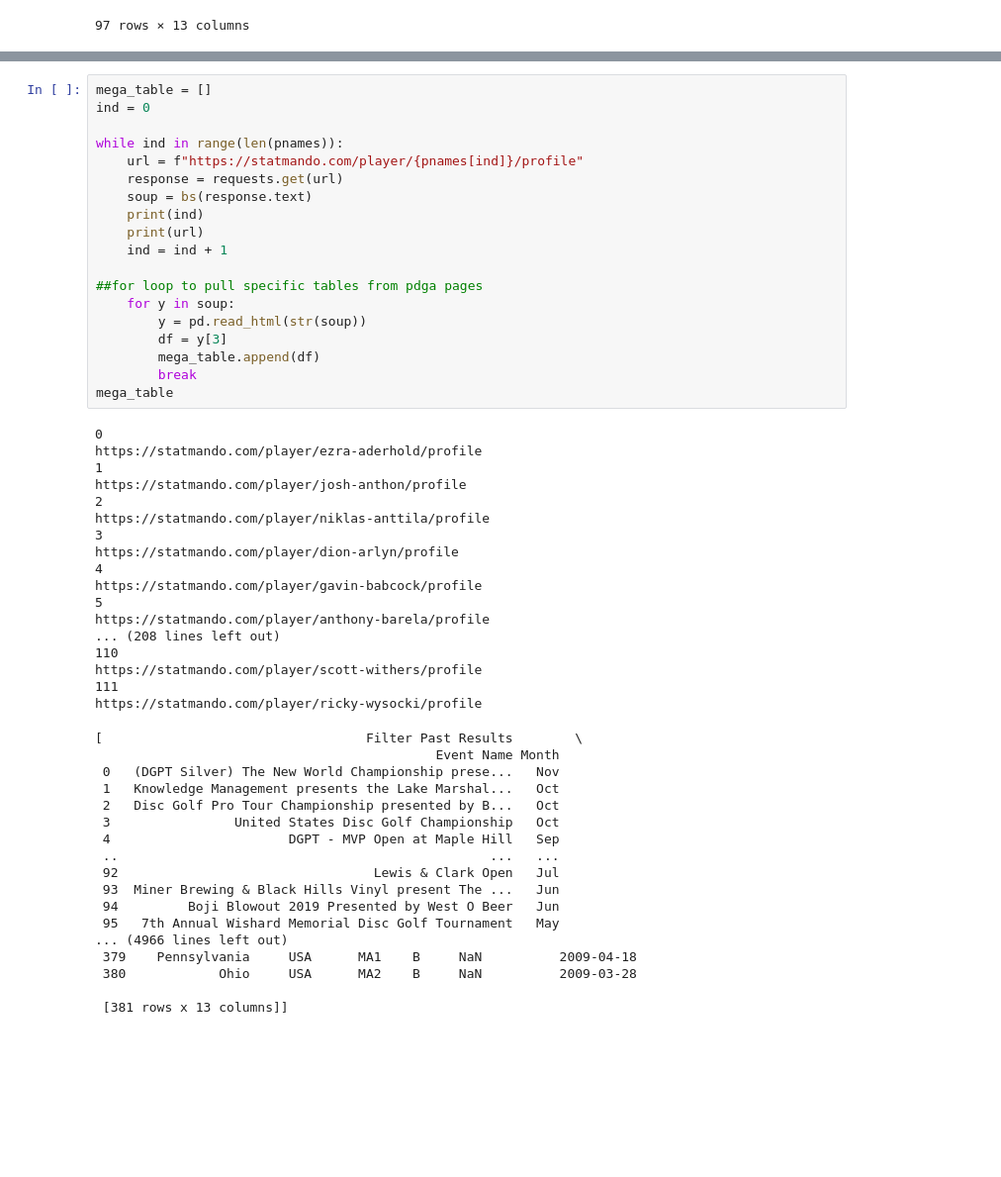
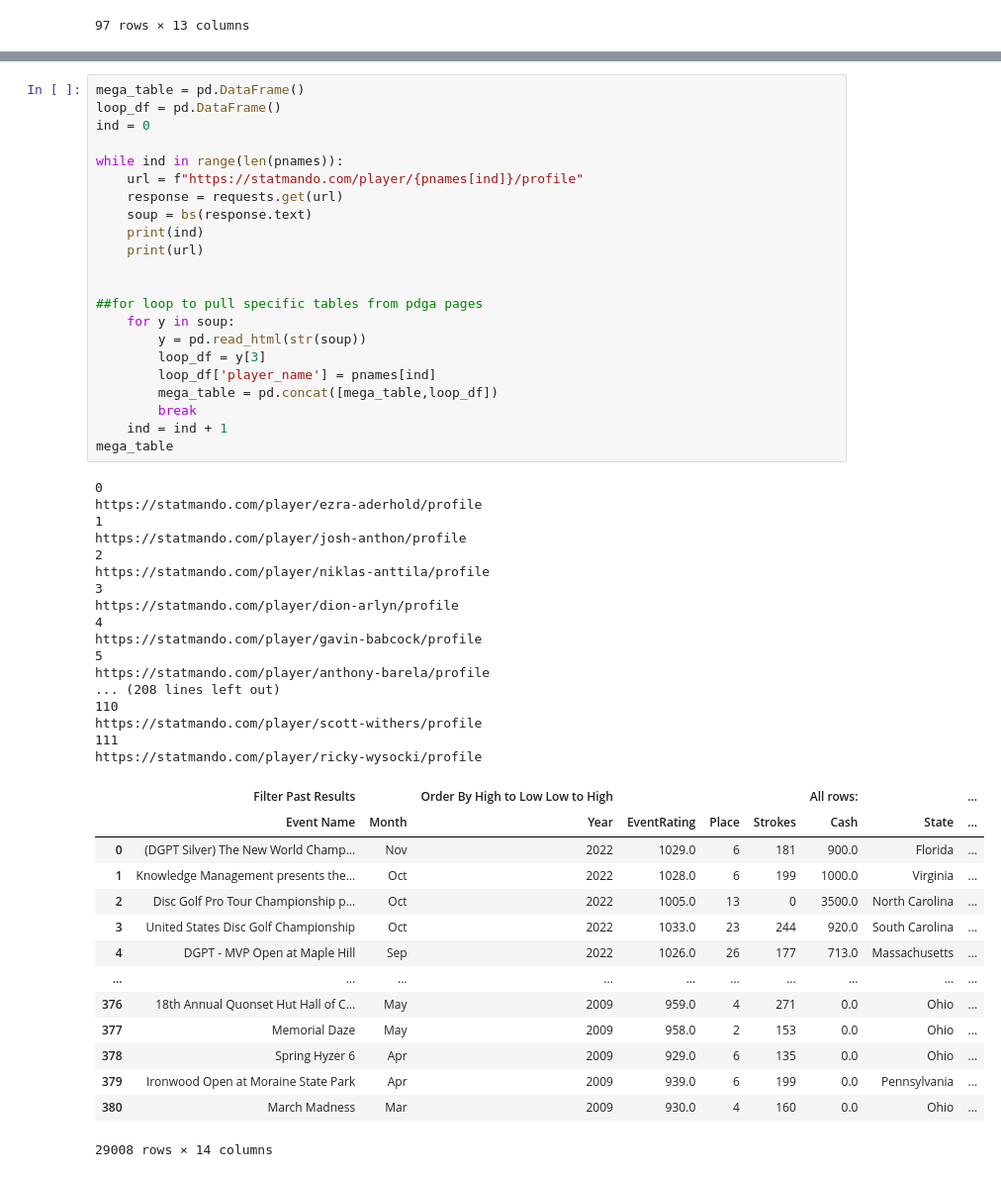
Before and after one commit to jamorgan8/disc-golf-analysis, a Jupyter notebook: notebooks/statmando_webscrape_player_prof.ipynb, the cells around one changed output, grey strips where cells are left out. Shown at 99% size. Cells and saved outputs as stored; diff of their text form; blank space fills up the shorter version.

Commit message:
finalizing data aggregation

```diff
--- a/notebooks/statmando_webscrape_player_prof.ipynb
+++ b/notebooks/statmando_webscrape_player_prof.ipynb
@@ -342,54 +387,54 @@ test[3]
 # %%
-mega_table = []
+mega_table = pd.DataFrame()
+loop_df = pd.DataFrame()
 ind = 0
 
 while ind in range(len(pnames)):
     url = f"https://statmando.com/player/{pnames[ind]}/profile"
     response = requests.get(url)
     soup = bs(response.text)
     print(ind)
     print(url)
-    ind = ind + 1
+
 
 ##for loop to pull specific tables from pdga pages
     for y in soup:
         y = pd.read_html(str(soup))
-        df = y[3]
-        mega_table.append(df)
+        loop_df = y[3]
+        loop_df['player_name'] = pnames[ind]
+        mega_table = pd.concat([mega_table,loop_df])
         break
+    ind = ind + 1
 mega_table
 # %% [output]
 0
 https://statmando.com/player/ezra-aderhold/profile
 1
 https://statmando.com/player/josh-anthon/profile
 2
 https://statmando.com/player/niklas-anttila/profile
 3
 https://statmando.com/player/dion-arlyn/profile
 4
 https://statmando.com/player/gavin-babcock/profile
 5
 https://statmando.com/player/anthony-barela/profile
 ... (208 lines left out)
 110
 https://statmando.com/player/scott-withers/profile
 111
 https://statmando.com/player/ricky-wysocki/profile
+|  | Filter Past Results |  | Order By High to Low Low to High |  |  |  | All rows: |  | ... |
+|  | Event Name | Month | Year | EventRating | Place | Strokes | Cash | State | ... |
+| 0 | (DGPT Silver) The New World Champ... | Nov | 2022 | 1029.0 | 6 | 181 | 900.0 | Florida | ... |
+| 1 | Knowledge Management presents the... | Oct | 2022 | 1028.0 | 6 | 199 | 1000.0 | Virginia | ... |
+| 2 | Disc Golf Pro Tour Championship p... | Oct | 2022 | 1005.0 | 13 | 0 | 3500.0 | North Carolina | ... |
+| 3 | United States Disc Golf Championship | Oct | 2022 | 1033.0 | 23 | 244 | 920.0 | South Carolina | ... |
+| 4 | DGPT - MVP Open at Maple Hill | Sep | 2022 | 1026.0 | 26 | 177 | 713.0 | Massachusetts | ... |
+| ... | ... | ... | ... | ... | ... | ... | ... | ... | ... |
+| 376 | 18th Annual Quonset Hut Hall of C... | May | 2009 | 959.0 | 4 | 271 | 0.0 | Ohio | ... |
+| 377 | Memorial Daze | May | 2009 | 958.0 | 2 | 153 | 0.0 | Ohio | ... |
+| 378 | Spring Hyzer 6 | Apr | 2009 | 929.0 | 6 | 135 | 0.0 | Ohio | ... |
+| 379 | Ironwood Open at Moraine State Park | Apr | 2009 | 939.0 | 6 | 199 | 0.0 | Pennsylvania | ... |
+| 380 | March Madness | Mar | 2009 | 930.0 | 4 | 160 | 0.0 | Ohio | ... |
-[                                  Filter Past Results        \
-                                            Event Name Month
- 0   (DGPT Silver) The New World Championship prese...   Nov
- 1   Knowledge Management presents the Lake Marshal...   Oct
- 2   Disc Golf Pro Tour Championship presented by B...   Oct
- 3                United States Disc Golf Championship   Oct
- 4                       DGPT - MVP Open at Maple Hill   Sep
- ..                                                ...   ...
- 92                                 Lewis & Clark Open   Jul
- 93  Miner Brewing & Black Hills Vinyl present The ...   Jun
- 94         Boji Blowout 2019 Presented by West O Beer   Jun
- 95   7th Annual Wishard Memorial Disc Golf Tournament   May
-... (4966 lines left out)
- 379    Pennsylvania     USA      MA1    B     NaN          2009-04-18
- 380            Ohio     USA      MA2    B     NaN          2009-03-28
-
- [381 rows x 13 columns]]
+29008 rows × 14 columns
```
Also changed, not shown: parts of 12 cells of this notebook, 1 other file.
